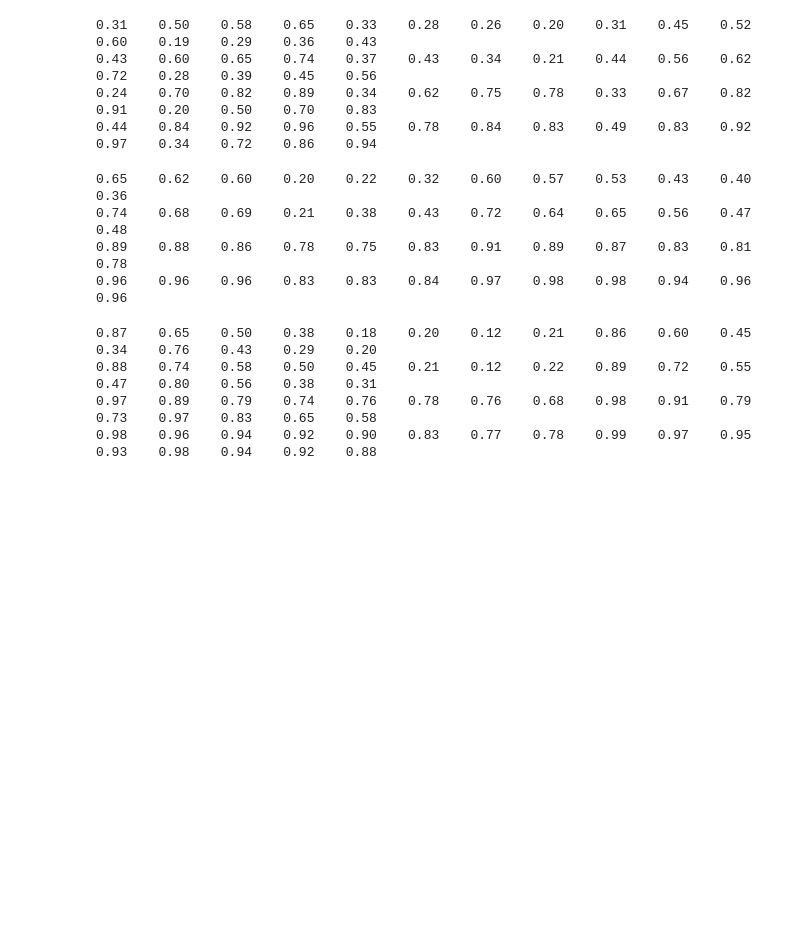
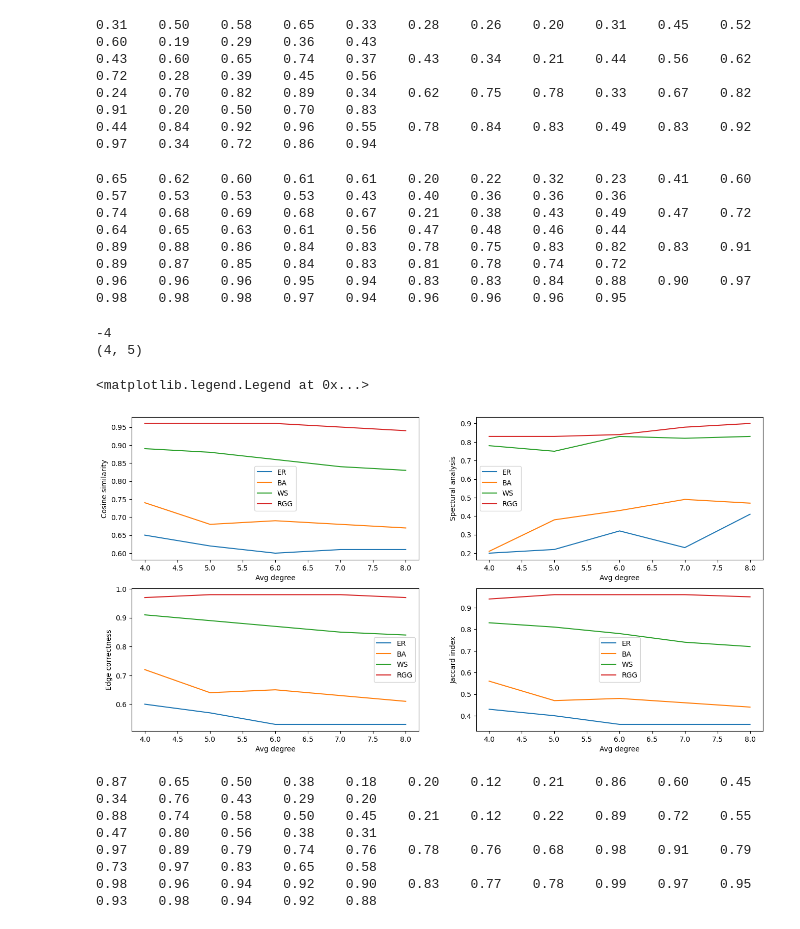
Before and after one commit to bizhili/Topology_Learning_Epis, a Jupyter notebook: readExperiment.ipynb, the cells around one changed output. Saved outputs shown, nothing was run; the diff lists cells and outputs as text; code cells hidden in the pictures; blank space fills up the shorter version.

```diff
--- a/readExperiment.ipynb
+++ b/readExperiment.ipynb
@@ -11,7 +11,7 @@ weightModels= ["degree", "gravity", "identical"]
 randomGraphs= ["ER", "BA", "WS", "RGG"]
 seeds= [10, 11, 12, 13, 14]
 strains= [1, 2, 3, 4]
-denses= [0, -1, -2]
+denses= [0, -1, -2, -3, -4]
 nodes= [50, 100, 200, 400]
 intenses= [0, 1, 2, -1]
 
@@ -183,6 +183,11 @@ for randomGraph in randomGraphs:
 # %%
 IMatrix= torch.eye(100, device= "cpu")
 identicalf= 0.01
+
+cosinesNp= []
+spectralsNp= []
+edgesNp= []
+jaccardsNp= []
 #Performance on different dense
 
 for randomGraph in randomGraphs:
@@ -223,12 +228,54 @@ for randomGraph in randomGraphs:
         edgesList.append(f"{edges:.2f}")
         jaccardsList.append(f"{jaccards:.2f}")
         #print(f"{cosines:.2f}\t{spectrals:.2f}\t{edges:.2f}\t{jaccards:.2f}", end="\t")
+    cosinesNp.append(cosinesList)
+    spectralsNp.append(spectralsList)
+    edgesNp.append(edgesList)
+    jaccardsNp.append(jaccardsList)
+        #print(f"{cosines:.2f}\t{spectrals:.2f}\t{edges:.2f}\t{jaccards:.2f}", end="\t")
     print("\t".join(cosinesList)+"\t"+"\t".join(spectralsList)+"\t"+"\t".join(edgesList)+"\t"+"\t".join(jaccardsList))
+    #print()
+cosinesNp= np.array(cosinesNp).astype(float)
+spectralsNp= np.array(spectralsNp).astype(float)
+edgesNp= np.array(edgesNp).astype(float)
+jaccardsNp= np.array(jaccardsNp).astype(float)
 # %% [output]
-0.65    0.62    0.60    0.20    0.22    0.32    0.60    0.57    0.53    0.43    0.40    0.36
-0.74    0.68    0.69    0.21    0.38    0.43    0.72    0.64    0.65    0.56    0.47    0.48
-0.89    0.88    0.86    0.78    0.75    0.83    0.91    0.89    0.87    0.83    0.81    0.78
-0.96    0.96    0.96    0.83    0.83    0.84    0.97    0.98    0.98    0.94    0.96    0.96
+0.65    0.62    0.60    0.61    0.61    0.20    0.22    0.32    0.23    0.41    0.60    0.57    0.53    0.53    0.53    0.43    0.40    0.36    0.36    0.36
+0.74    0.68    0.69    0.68    0.67    0.21    0.38    0.43    0.49    0.47    0.72    0.64    0.65    0.63    0.61    0.56    0.47    0.48    0.46    0.44
+0.89    0.88    0.86    0.84    0.83    0.78    0.75    0.83    0.82    0.83    0.91    0.89    0.87    0.85    0.84    0.83    0.81    0.78    0.74    0.72
+0.96    0.96    0.96    0.95    0.94    0.83    0.83    0.84    0.88    0.90    0.97    0.98    0.98    0.98    0.97    0.94    0.96    0.96    0.96    0.95
+# %%
+print(denses)
+print(cosinesNp.shape)
+# %% [output]
+-4
+(4, 5)
+# %%
+fig, axs = plt.subplots(2, 2, figsize=(16, 8))
+import math
+axs[0, 0].plot(int(math.log(100))-np.array(denses) ,cosinesNp.T)
+axs[0, 0].set_ylabel('Cosine similarity')
+axs[0, 0].set_xlabel("Avg degree")
+axs[0, 0].legend(["ER", "BA", "WS", "RGG"])
+
+
+axs[0, 1].plot(int(math.log(100))-np.array(denses) ,spectralsNp.T)
+axs[0, 1].set_ylabel('Spectural analysis')
+axs[0, 1].set_xlabel("Avg degree")
+axs[0, 1].legend(["ER", "BA", "WS", "RGG"])
+
+axs[1, 0].plot(int(math.log(100))-np.array(denses) ,edgesNp.T)
+axs[1, 0].set_ylabel('Edge correctness')
+axs[1, 0].set_xlabel("Avg degree")
+axs[1, 0].legend(["ER", "BA", "WS", "RGG"])
+
+axs[1, 1].plot(int(math.log(100))-np.array(denses) ,jaccardsNp.T)
+axs[1, 1].set_ylabel('Jaccard index')
+axs[1, 1].set_xlabel("Avg degree")
+axs[1, 1].legend(["ER", "BA", "WS", "RGG"])
+# %% [output]
+<matplotlib.legend.Legend at 0x...>
+[figure, added]
 # %%
 
 identicalf= 0.01
```
Also changed, not shown: 2 other files.
